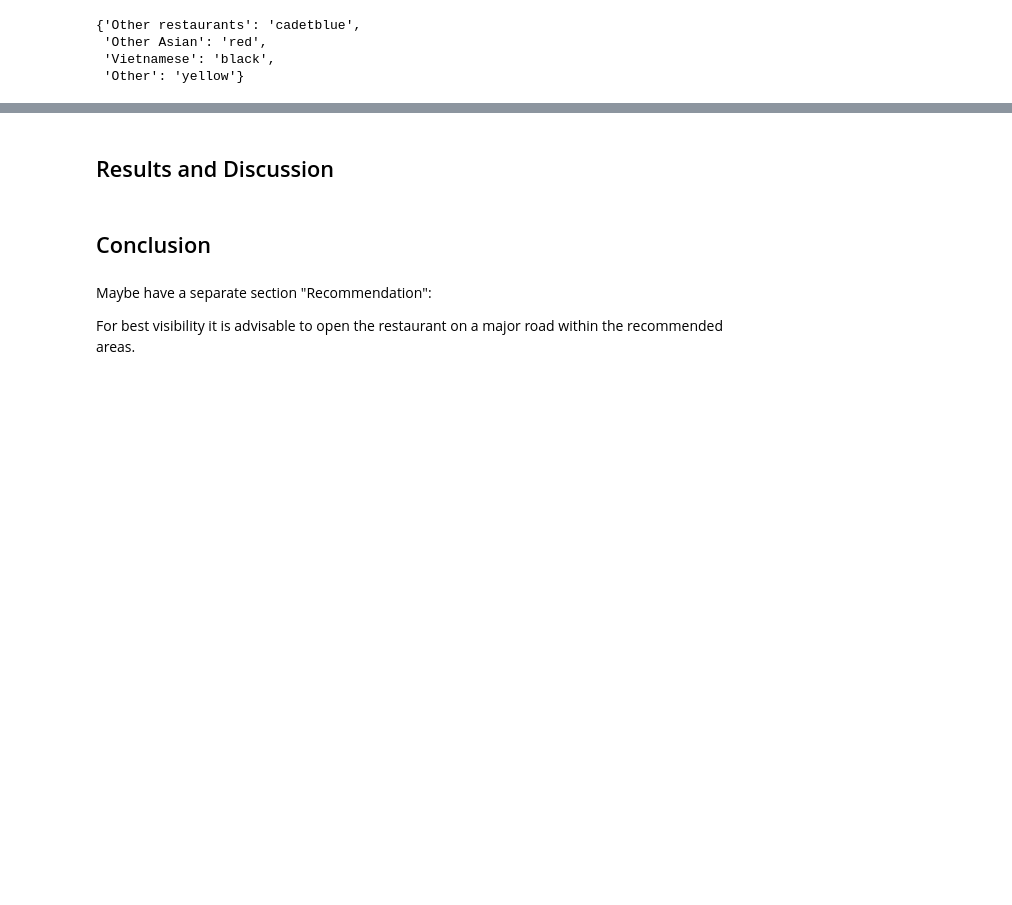
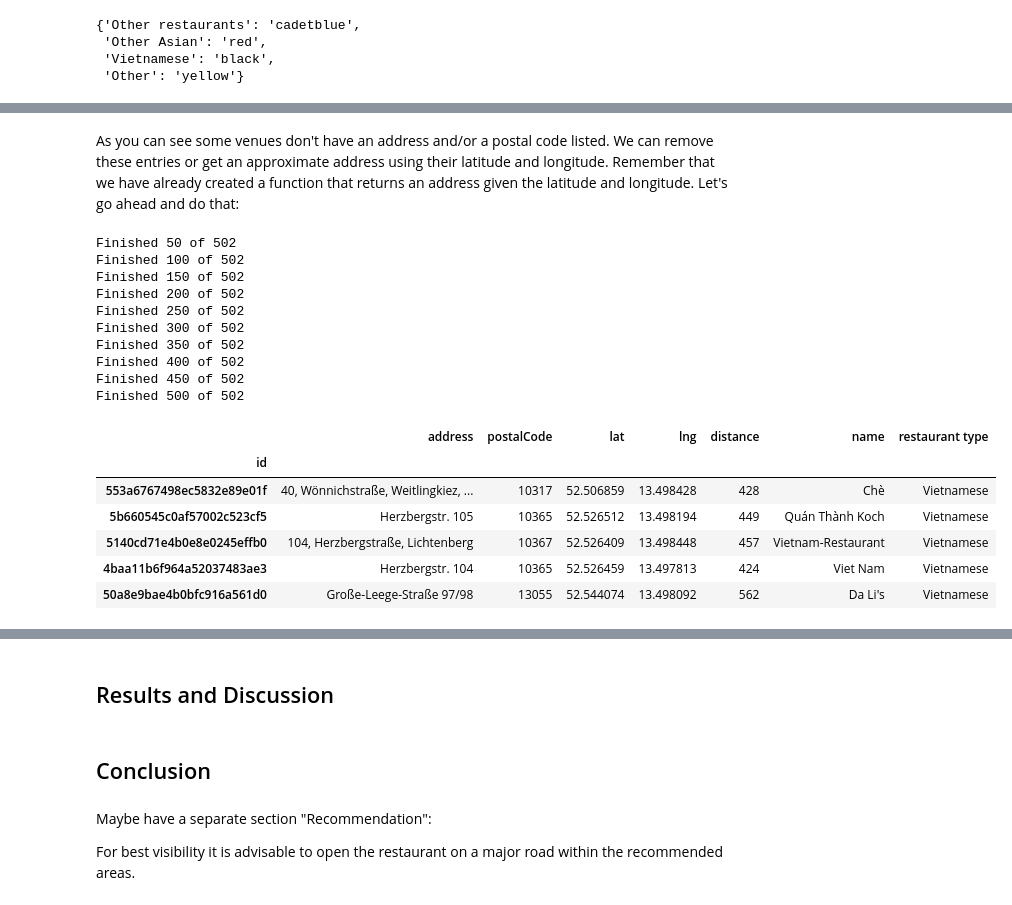
Before and after one commit to cyiallou/ibm_ds_capstone_project, a Jupyter notebook: notebooks/The-Battle-of-the-Neighborhoods.ipynb, the cells around one changed output, grey strips where cells are left out. Cells and saved outputs as stored; diff of their text form; code cells hidden in the pictures; blank space fills up the shorter version.

```diff
--- a/notebooks/The-Battle-of-the-Neighborhoods.ipynb
+++ b/notebooks/The-Battle-of-the-Neighborhoods.ipynb
@@ -388,7 +408,7 @@ venue_categories = {'4d4b7105d754a06374d81259': venue_types[0],  # Food
 restaurants, not_added = get_restaurants(tp=venue_types, categs=venue_categories)
 
 # an example of a venue that is not considered as a competitor
-print(f"Example: '{not_added[0]}'\n")
+print(f"Example: '{not_added[-1]}'\n")
 
 # sanity check: check the venues that don't have word_to_include in their category name
 # These should only come from the primary category 'Food'
@@ -405,7 +425,11 @@ print('No problems found!\n')
 
 
 print('Number of restaurants per category:')
+total_venues = 0
 for i,c in enumerate(venue_types):
+    total_venues += len(restaurants[c])
     print(f'{(" "*4)}{i+1}) {c}: {len(restaurants[c])} venues.')
+
+print(f'Total venues found: {total_venues}')
 # %% [output]
 3306 venues not added.
@@ -520,0 +626,49 @@ Observations:
+# %% [markdown]
+As you can see some venues don't have an address and/or a postal code listed. We can remove these entries or get an approximate address using their latitude and longitude. Remember that we have already created a function that returns an address given the latitude and longitude. Let's go ahead and do that:
+# %%
+# make a copy of the data first
+dfcp = df.copy()
+
+# change the index to id
+dfcp.set_index(keys='id', drop=True, inplace=True)
+
+# now add the missing addresses and postcodes
+ids = dfcp[dfcp['address'].isna()][['lat', 'lng']].index
+points = dfcp[dfcp['address'].isna()][['lat', 'lng']].values.tolist()
+for i, item in enumerate(points):
+    res = reverse_address_coordinates(item)
+    try:
+        dfcp.loc[ids[i], 'address'] = ", ".join(res.address.split(',')[:-3])  # remove the post code, country and city
+    except KeyError:
+        pass
+    except:
+        raise
+
+    try:
+        dfcp.loc[ids[i], 'postalCode'] = res.raw['address']['postcode']
+    except KeyError:
+        pass
+    except:
+        raise
+
+    if ((i+1)%50)==0:
+        print(f'Finished {i+1} of {ids.shape[0]}')
+dfcp.tail()
+# %% [output]
+Finished 50 of 502
+Finished 100 of 502
+Finished 150 of 502
+Finished 200 of 502
+Finished 250 of 502
+Finished 300 of 502
+Finished 350 of 502
+Finished 400 of 502
+Finished 450 of 502
+Finished 500 of 502
+|  | address | postalCode | lat | lng | distance | name | restaurant type |
+| id |  |  |  |  |  |  |  |
+| 553a6767498ec5832e89e01f | 40, Wönnichstraße, Weitlingkiez, ... | 10317 | 52.506859 | 13.498428 | 428 | Chè | Vietnamese |
+| 5b660545c0af57002c523cf5 | Herzbergstr. 105 | 10365 | 52.526512 | 13.498194 | 449 | Quán Thành Koch | Vietnamese |
+| 5140cd71e4b0e8e0245effb0 | 104, Herzbergstraße, Lichtenberg | 10367 | 52.526409 | 13.498448 | 457 | Vietnam-Restaurant | Vietnamese |
+| 4baa11b6f964a52037483ae3 | Herzbergstr. 104 | 10365 | 52.526459 | 13.497813 | 424 | Viet Nam | Vietnamese |
+| 50a8e9bae4b0bfc916a561d0 | Große-Leege-Straße 97/98 | 13055 | 52.544074 | 13.498092 | 562 | Da Li's | Vietnamese |
```
Also changed, not shown: parts of 34 cells of this notebook.
